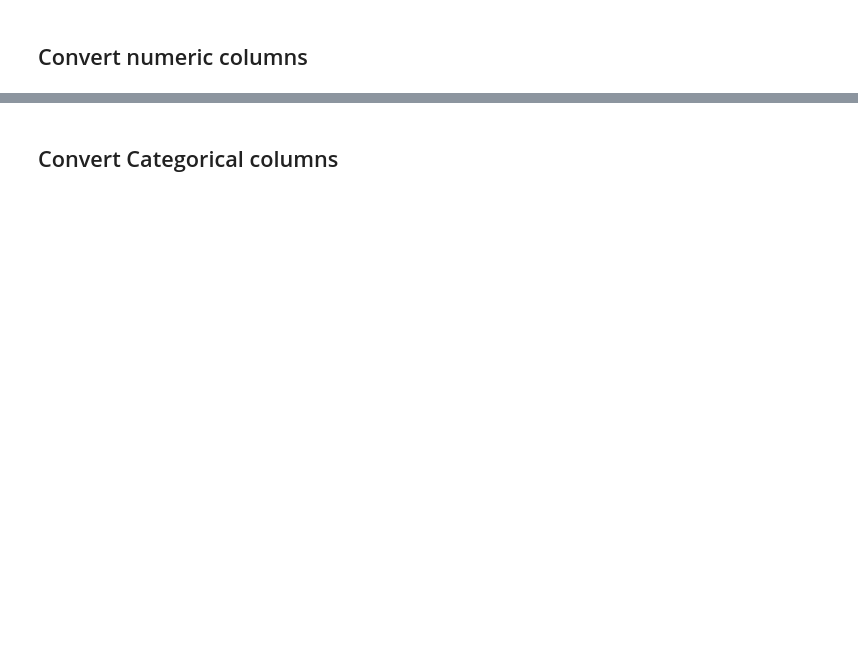
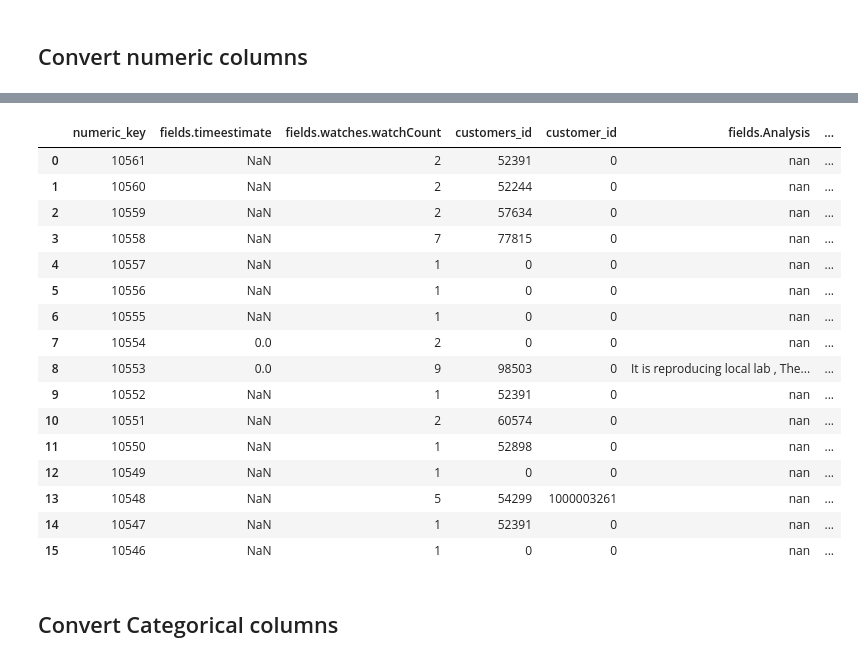
Before and after one commit to arbelkatzir/TAU, a Jupyter notebook: DL/Project/EDA.ipynb, the cells around one changed output, grey strips where cells are left out. Cells and saved outputs as stored; diff of their text form; code cells hidden in the pictures; blank space fills up the shorter version.

```diff
--- a/DL/Project/EDA.ipynb
+++ b/DL/Project/EDA.ipynb
@@ -63,0 +103,4 @@ df.head(10)
+# %%
+df['fields.Analysis'] = df_raw['fields.Analysis'].astype(str)
+df['fields.subtasks'] = df_raw['fields.subtasks'].astype(str)
+df['fields.description'] = df_raw['fields.description'].astype(str)
@@ -63,0 +109,7 @@ df.head(10)
+# %%
+df['fields.Target end'] = pd.to_datetime(df_raw['fields.Target end'], errors='coerce')
+df['fields.Target start'] = pd.to_datetime(df_raw['fields.Target start'], errors='coerce')
+df['fields.duedate'] = pd.to_datetime(df_raw['fields.duedate'], errors='coerce')
+df['fields.resolutiondate'] = pd.to_datetime(df_raw['fields.resolutiondate'], utc=True)
+df['fields.Expected Delivery Date'] = pd.to_datetime(df_raw['fields.Expected Delivery Date'], errors='coerce')
+df['fields.updated'] = pd.to_datetime(df_raw['fields.updated'], utc=True, errors='coerce')
@@ -64,2 +133,22 @@ df.head(10)
+# %%
+df.head(16)
+# %% [output]
+|  | numeric_key | fields.timeestimate | fields.watches.watchCount | customers_id | customer_id | fields.Analysis | ... |
+| 0 | 10561 | NaN | 2 | 52391 | 0 | nan | ... |
+| 1 | 10560 | NaN | 2 | 52244 | 0 | nan | ... |
+| 2 | 10559 | NaN | 2 | 57634 | 0 | nan | ... |
+| 3 | 10558 | NaN | 7 | 77815 | 0 | nan | ... |
+| 4 | 10557 | NaN | 1 | 0 | 0 | nan | ... |
+| 5 | 10556 | NaN | 1 | 0 | 0 | nan | ... |
+| 6 | 10555 | NaN | 1 | 0 | 0 | nan | ... |
+| 7 | 10554 | 0.0 | 2 | 0 | 0 | nan | ... |
+| 8 | 10553 | 0.0 | 9 | 98503 | 0 | It is reproducing local lab , The... | ... |
+| 9 | 10552 | NaN | 1 | 52391 | 0 | nan | ... |
+| 10 | 10551 | NaN | 2 | 60574 | 0 | nan | ... |
+| 11 | 10550 | NaN | 1 | 52898 | 0 | nan | ... |
+| 12 | 10549 | NaN | 1 | 0 | 0 | nan | ... |
+| 13 | 10548 | NaN | 5 | 54299 | 1000003261 | nan | ... |
+| 14 | 10547 | NaN | 1 | 52391 | 0 | nan | ... |
+| 15 | 10546 | NaN | 1 | 0 | 0 | nan | ... |
 # %% [markdown]
 ## Convert Categorical columns
```
Also changed, not shown: parts of 10 cells of this notebook, 1 other file.
